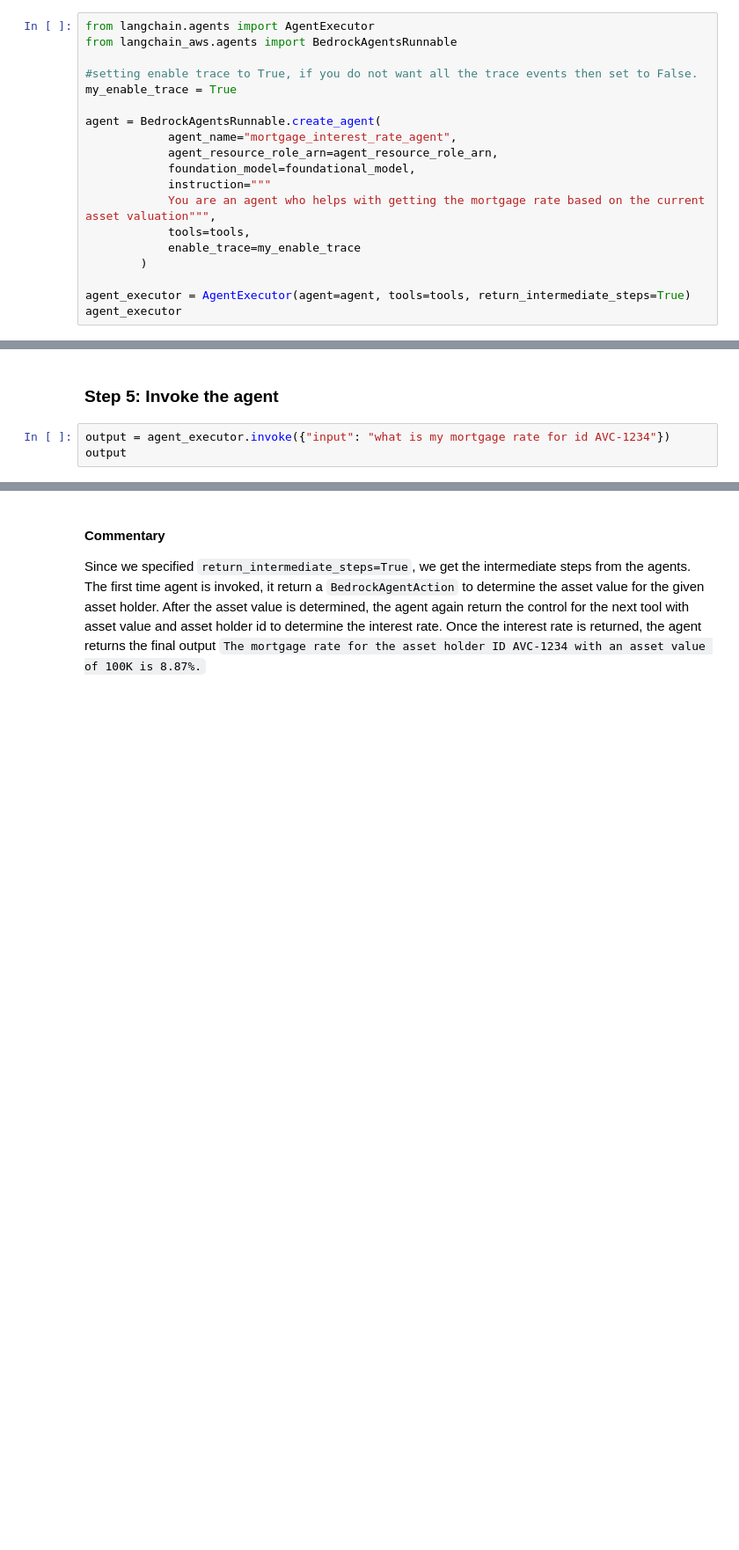
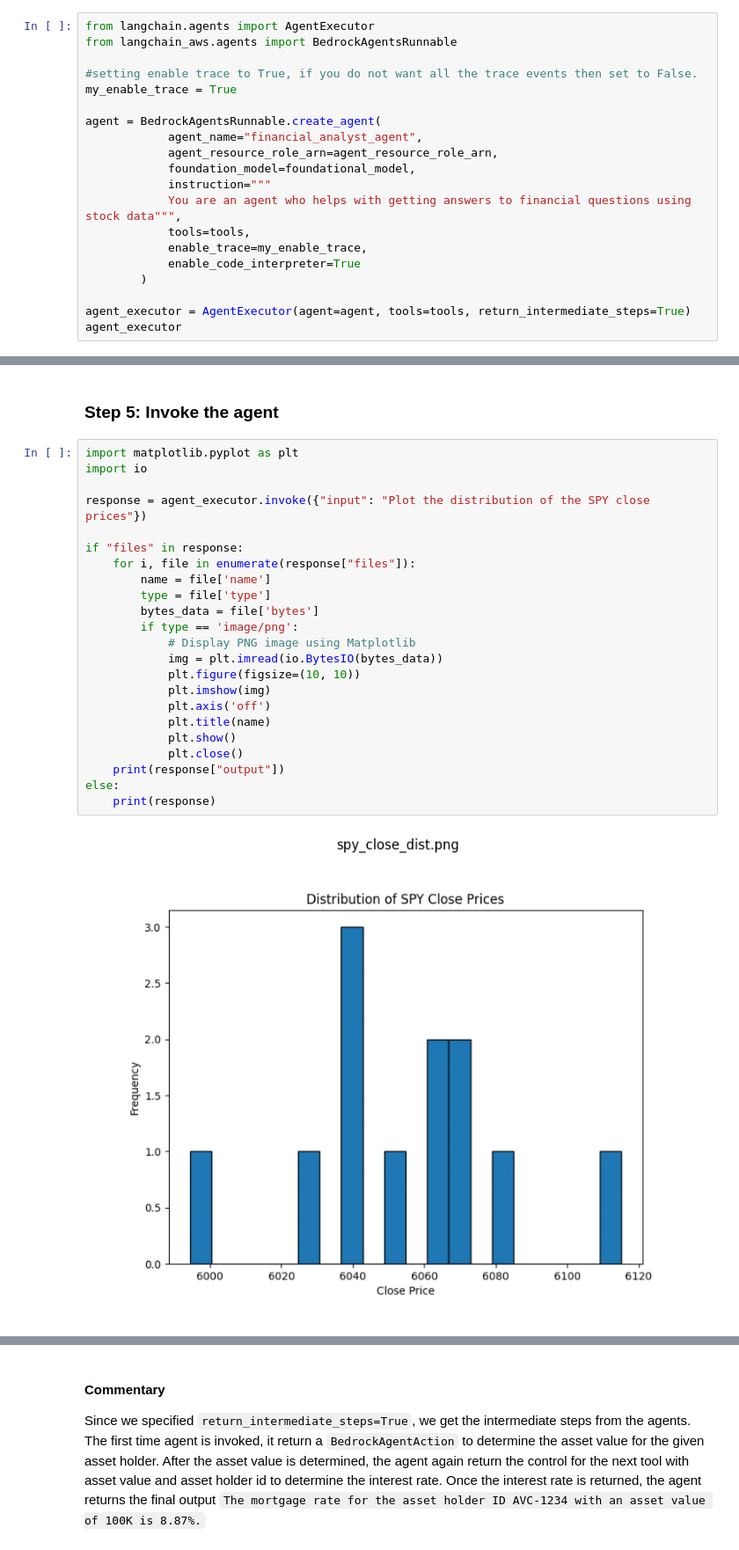
Before and after one commit to langchain-ai/langchain-aws, a Jupyter notebook: samples/agents/bedrock_agents_code_interpreter.ipynb, the cells around one changed output, grey strips where cells are left out. Shown at 88% size. Cells and saved outputs as stored; diff of their text form; blank space fills up the shorter version.

Commit message:
Add a new notebook to show the usage of code interpreter and output files.

```diff
--- a/samples/agents/bedrock_agents_code_interpreter.ipynb
+++ b/samples/agents/bedrock_agents_code_interpreter.ipynb
@@ -148,13 +221,14 @@ from langchain_aws.agents import BedrockAgentsRunnable
 my_enable_trace = True
 
 agent = BedrockAgentsRunnable.create_agent(
-            agent_name="mortgage_interest_rate_agent",
+            agent_name="financial_analyst_agent",
             agent_resource_role_arn=agent_resource_role_arn,
             foundation_model=foundational_model,
             instruction="""
-            You are an agent who helps with getting the mortgage rate based on the current asset valuation""",
+            You are an agent who helps with getting answers to financial questions using stock data""",
             tools=tools,
-            enable_trace=my_enable_trace
+            enable_trace=my_enable_trace,
+            enable_code_interpreter=True
         )
 
 agent_executor = AgentExecutor(agent=agent, tools=tools, return_intermediate_steps=True)
@@ -164,6 +240,27 @@ AgentExecutor(verbose=False, agent=RunnableAgent(runnable=BedrockAgentsRunnable(
 # %% [markdown]
 ### Step 5: Invoke the agent
 # %%
-output = agent_executor.invoke({"input": "what is my mortgage rate for id AVC-1234"})
-output
+import matplotlib.pyplot as plt
+import io
+
+response = agent_executor.invoke({"input": "Plot the distribution of the SPY close prices"})
+
+if "files" in response:
+    for i, file in enumerate(response["files"]):
+        name = file['name']
+        type = file['type']
+        bytes_data = file['bytes']
+        if type == 'image/png':
+            # Display PNG image using Matplotlib
+            img = plt.imread(io.BytesIO(bytes_data))
+            plt.figure(figsize=(10, 10))
+            plt.imshow(img)
+            plt.axis('off')
+            plt.title(name)
+            plt.show()
+            plt.close()
+    print(response["output"])
+else:
+    print(response)
 # %% [output]
+[figure, added]
```
Also changed, not shown: parts of 9 cells of this notebook.
